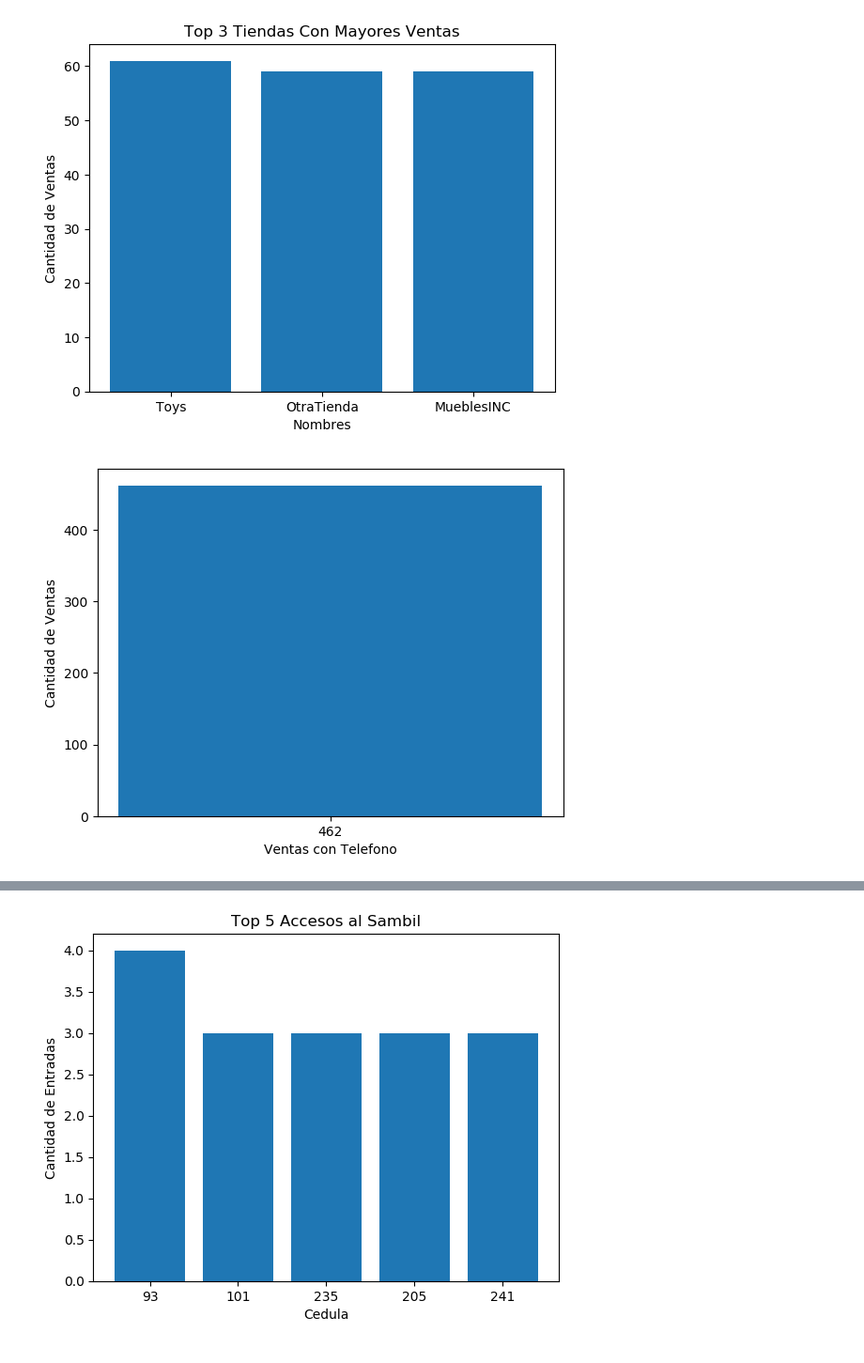
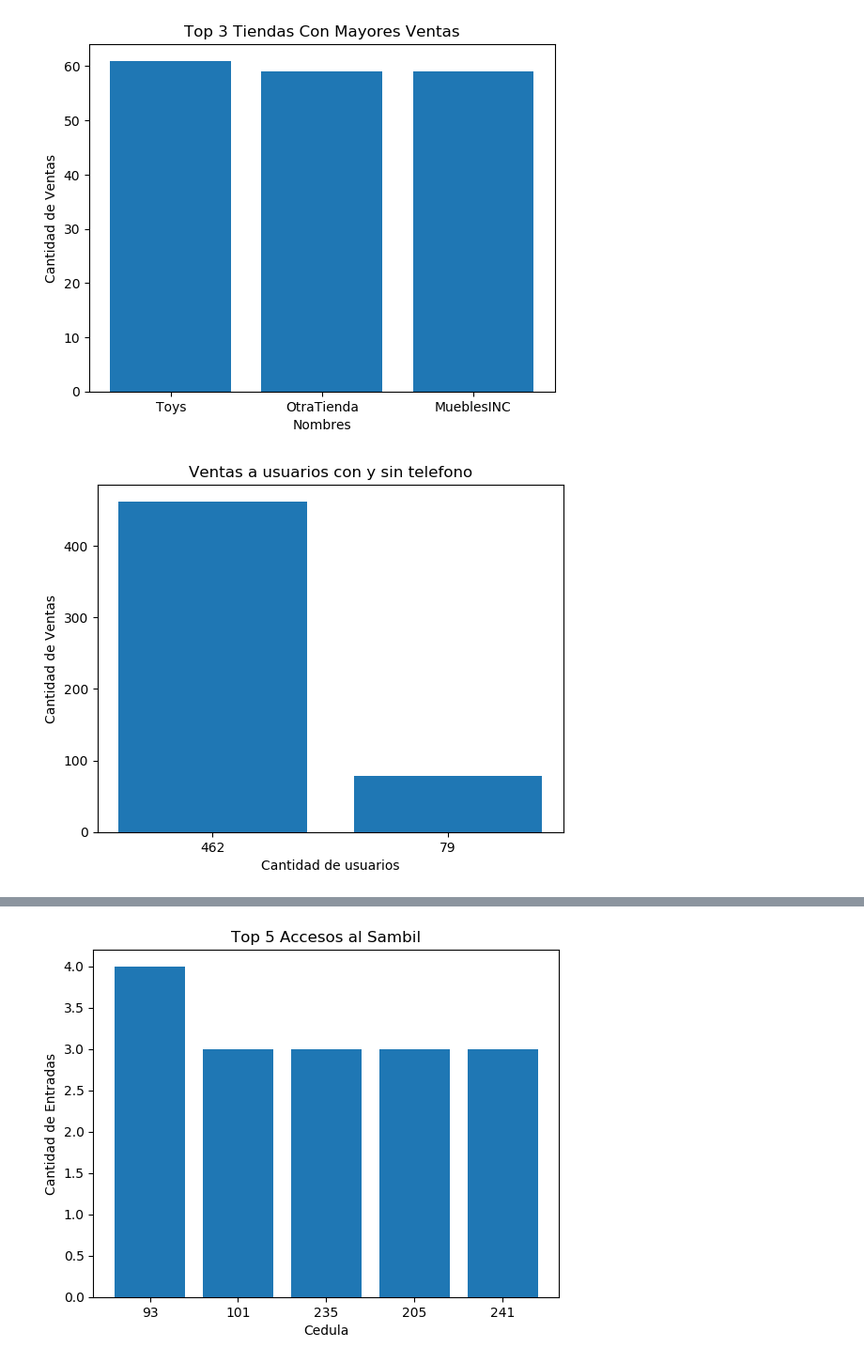
Before and after one commit to ivanpbf/AdminSambil, a Jupyter notebook: SambilNotebookLoscherMesaRodriguez.ipynb, the cells around one changed output, grey strips where cells are left out. Shown at 94% size. Saved outputs shown, nothing was run; the diff lists cells and outputs as text; code cells hidden in the pictures.

```diff
--- a/SambilNotebookLoscherMesaRodriguez.ipynb
+++ b/SambilNotebookLoscherMesaRodriguez.ipynb
@@ -35,31 +35,34 @@ plt.show()
 # %%
 import psycopg2
 from matplotlib.ticker import FuncFormatter
 import matplotlib.pyplot as plt
 import numpy as np
 
 myConnection = psycopg2.connect(host = 'localhost', user= 'postgres',password ='pass123', dbname= 'Proyecto1BD')
 cur = myConnection.cursor()
 
-cur.execute(' SELECT COUNT(venta.idtienda) FROM venta WHERE venta.mac IS NOT NULL;')
-data=cur.fetchall()
+cur.execute('SELECT count(venta."idVenta") AS cantidad FROM venta GROUP BY (venta.mac IS NULL);')
+data = cur.fetchall()
 
-label = ('Ventas')
+label = ('Con telefono','Sin telefono')
 x = np.arange(len(data))
 ventas = []
+usuarios = []
 
 for val in data:
     ventas.append(val[0])
+    usuarios.append(val[0])
 
 
 fig, ax = plt.subplots()
 
 plt.bar(x, ventas)
-plt.xticks(x, ventas)
+plt.xticks(x, usuarios)
 
-ax.set_xlabel('Ventas con Telefono')
+ax.set_xlabel('Cantidad de usuarios')
 ax.set_ylabel('Cantidad de Ventas')
+ax.set_title('Ventas a usuarios con y sin telefono')
 
 plt.show()
 # %% [output]
-[figure, old version]
+[figure, new version]
```
Also changed, not shown: parts of 3 cells of this notebook, 3 other files.
